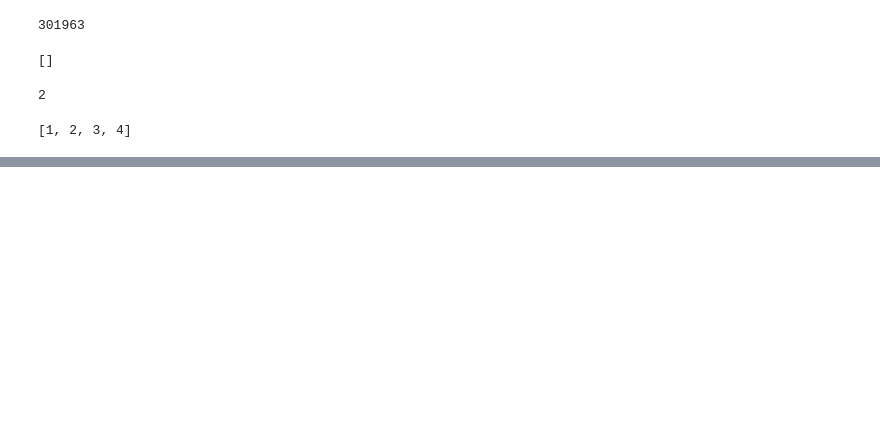
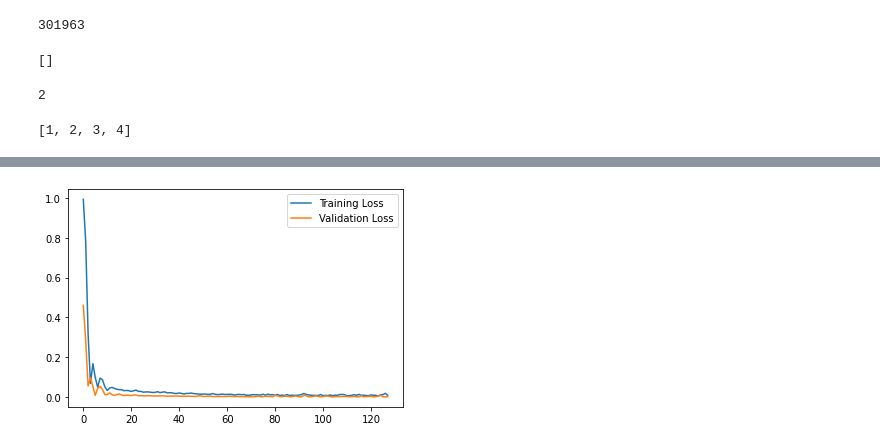
Before and after one commit to Nosp27/spark-luxmeter, a Jupyter notebook: notebooks/Redis.ipynb, the cells around one changed output, grey strips where cells are left out. Cells and saved outputs as stored; diff of their text form; code cells hidden in the pictures; blank space fills up the shorter version.

```diff
--- a/notebooks/Redis.ipynb
+++ b/notebooks/Redis.ipynb
@@ -54,0 +110,3 @@ itertools.chain([1,2], [3,4])
+# %%
+data_raw=open("../sample_data/grafana_metrics", "r").read()
+data_json=orjson.loads(data_raw)
@@ -54,0 +150,23 @@ itertools.chain([1,2], [3,4])
+# %%
+model = keras.Sequential(
+    [
+        layers.Input(shape=(x_train.shape[1], x_train.shape[2])),
+        layers.Conv1D(
+            filters=32, kernel_size=7, padding="same", strides=1, activation="relu"
+        ),
+        layers.Dropout(rate=0.2),
+        layers.Conv1D(
+            filters=16, kernel_size=7, padding="same", strides=1, activation="relu"
+        ),
+        layers.Conv1DTranspose(
+            filters=16, kernel_size=7, padding="same", strides=1, activation="relu"
+        ),
+        layers.Dropout(rate=0.2),
+        layers.Conv1DTranspose(
+            filters=32, kernel_size=7, padding="same", strides=1, activation="relu"
+        ),
+        layers.Conv1DTranspose(filters=1, kernel_size=7, padding="same"),
+    ]
+)
+model.compile(optimizer=keras.optimizers.Adam(learning_rate=0.002), loss="mse")
+model.summary()
@@ -54,0 +191,8 @@ itertools.chain([1,2], [3,4])
+# %%
+history = model.fit(
+    x_train,
+    x_train,
+    epochs=128,
+    batch_size=3,
+    validation_split=0.1,
+)
@@ -54,0 +217,7 @@ itertools.chain([1,2], [3,4])
+# %%
+plt.plot(history.history["loss"], label="Training Loss")
+plt.plot(history.history["val_loss"], label="Validation Loss")
+plt.legend()
+plt.show()
+# %% [output]
+[figure, added]
```
Also changed, not shown: parts of 18 cells of this notebook, 10 other files.
